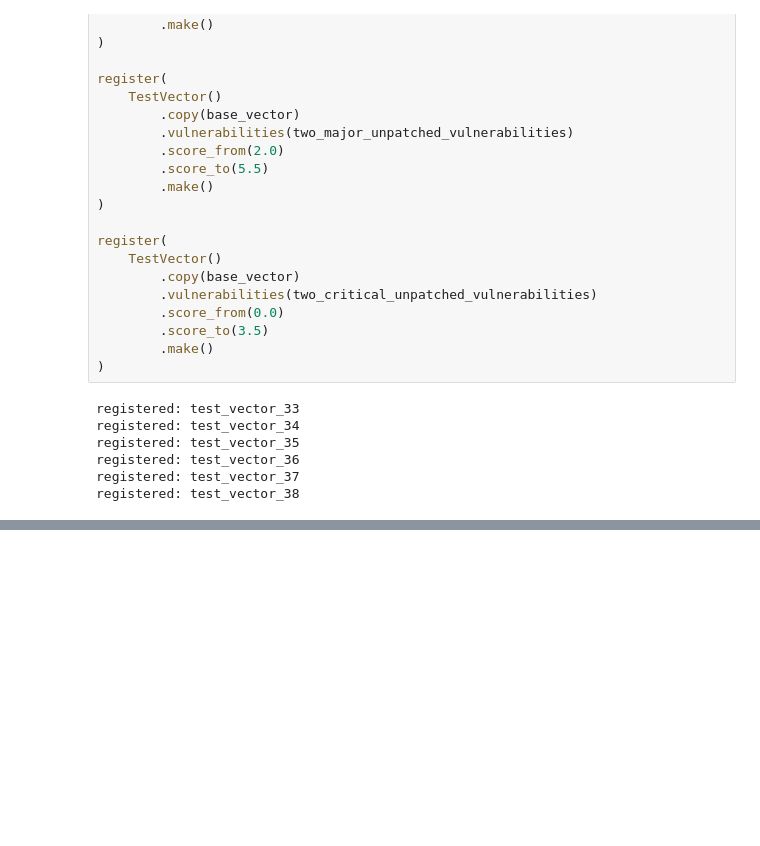
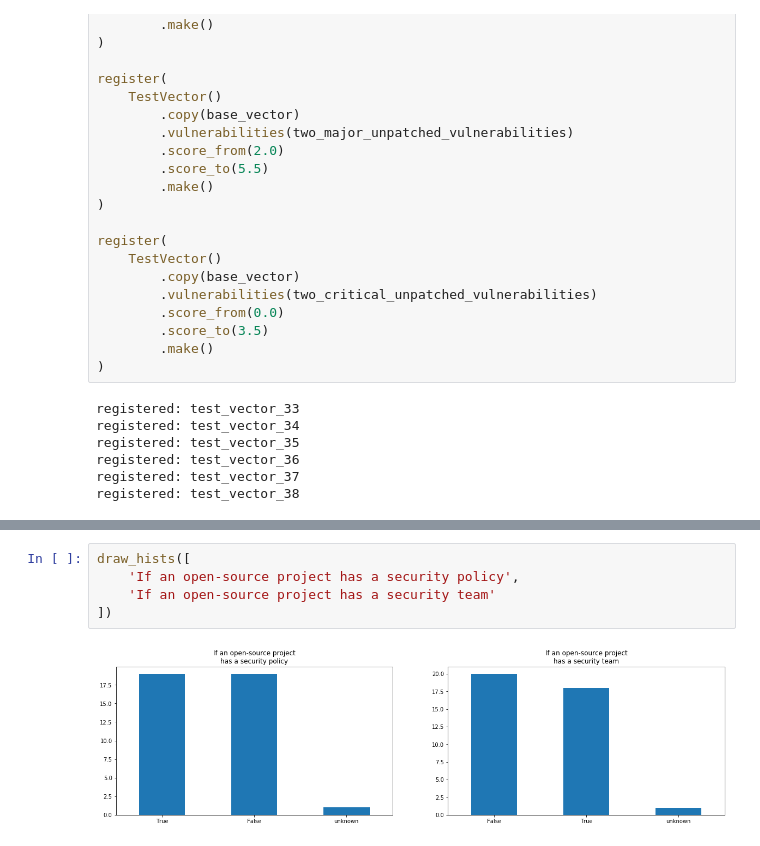
Before and after one commit to SAP/fosstars-rating-core, a Jupyter notebook: src/main/jupyter/oss/security/OssSecurityRatingTestVectors.ipynb, the cells around one changed output, grey strips where cells are left out. Drawn from its saved outputs; the diff is of its cells as text; blank space fills up the shorter version.

```diff
--- a/src/main/jupyter/oss/security/OssSecurityRatingTestVectors.ipynb
+++ b/src/main/jupyter/oss/security/OssSecurityRatingTestVectors.ipynb
@@ -945,2 +966,9 @@ array([[<matplotlib.axes._subplots.AxesSubplot object at 0x...>,
+# %%
+draw_hists([
+    'If an open-source project has a security policy',
+    'If an open-source project has a security team'
+])
+# %% [output]
+[figure, added]
 # %%
 # tune the rating
```
Also changed, not shown: parts of 7 cells of this notebook.
